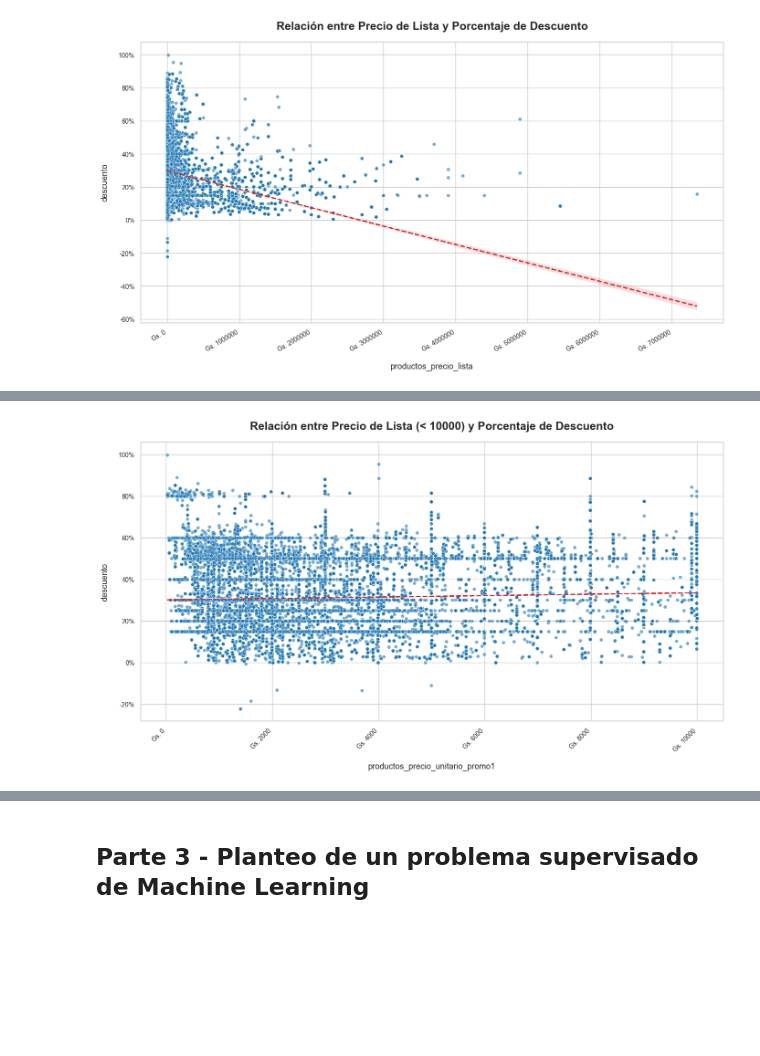
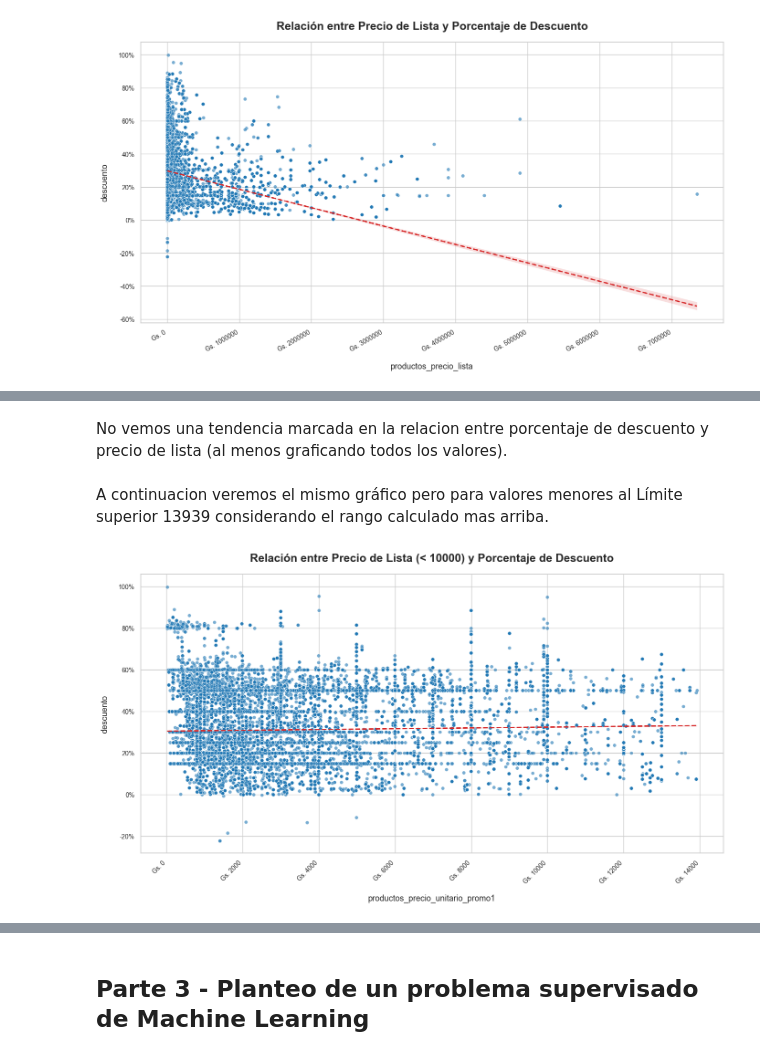
Before and after one commit to Nahuel-Otonelo/Analisis_de_datos, a Jupyter notebook: TP1_Analisis_de_datos.ipynb, the cells around one changed output, grey strips where cells are left out. Drawn from its saved outputs; the diff is of its cells as text; code cells hidden in the pictures; blank space fills up the shorter version.

```diff
--- a/TP1_Analisis_de_datos.ipynb
+++ b/TP1_Analisis_de_datos.ipynb
@@ -1431,3 +1207,7 @@ plt.show()
+# %% [markdown]
+No vemos una tendencia marcada en la relacion entre porcentaje de descuento y precio de lista (al menos graficando todos los valores).
+# %% [markdown]
+A continuacion veremos el mismo gráfico pero para valores menores al Límite superior 13939 considerando el rango calculado mas arriba.
 # %%
 
 
@@ -1442,7 +1222,7 @@ if columna_precio not in df.columns or columna_descuento not in df.columns:
 
 # 2. Filtrar el DataFrame para incluir solo precios menores a 10000
 # Usamos .loc para una selección basada en la condición
-df_filtrado_precio = df.loc[df[columna_precio] < 10000].copy()
+df_filtrado_precio = df.loc[df[columna_precio] < 13939].copy()
 
 # Limpiar datos del DataFrame filtrado (eliminar NaN en las columnas de interés)
 df_filtrado_precio = df_filtrado_precio.dropna(subset=[columna_precio, columna_descuento]).copy()
@@ -1476,31 +1256,31 @@ plt.ylabel("Porcentaje de Descuento", fontsize=13, labelpad=15)
 # 6. Formatear los ejes
 # Eje X (Precio de Lista): Formato de moneda, sin decimales.
 price_formatter = mticker.FormatStrFormatter('Gs. %.0f')
 ax.xaxis.set_major_formatter(price_formatter)
 
 # Eje Y (Descuento): Formato de porcentaje.
 discount_formatter = mticker.FuncFormatter(lambda y, _: '{:.0f}%'.format(y))
 ax.yaxis.set_major_formatter(discount_formatter)
 
 # Rotar etiquetas del eje X si es necesario
 plt.xticks(rotation=45, ha='right', fontsize=10)
 plt.yticks(fontsize=10)
 
 # 7. Añadir una línea de regresión (opcional pero útil)
 # NOTA: La línea de regresión se calculará y mostrará SOLO para los datos filtrados (< 10000)
 sns.regplot(
     data=df_filtrado_precio, # Importante usar el DataFrame filtrado aquí también
     x=columna_precio,
     y=columna_descuento,
     scatter=False,
     color='#d62728',
     line_kws={'linewidth': 2, 'linestyle': '--'}
 )
 
 # 8. Ajustar el layout
 plt.tight_layout()
 
 # 9. Mostrar el gráfico
 plt.show()
 # %% [output]
-[figure, old version]
+[figure, new version]
```
Also changed, not shown: parts of 54 cells of this notebook, 1 other file.
